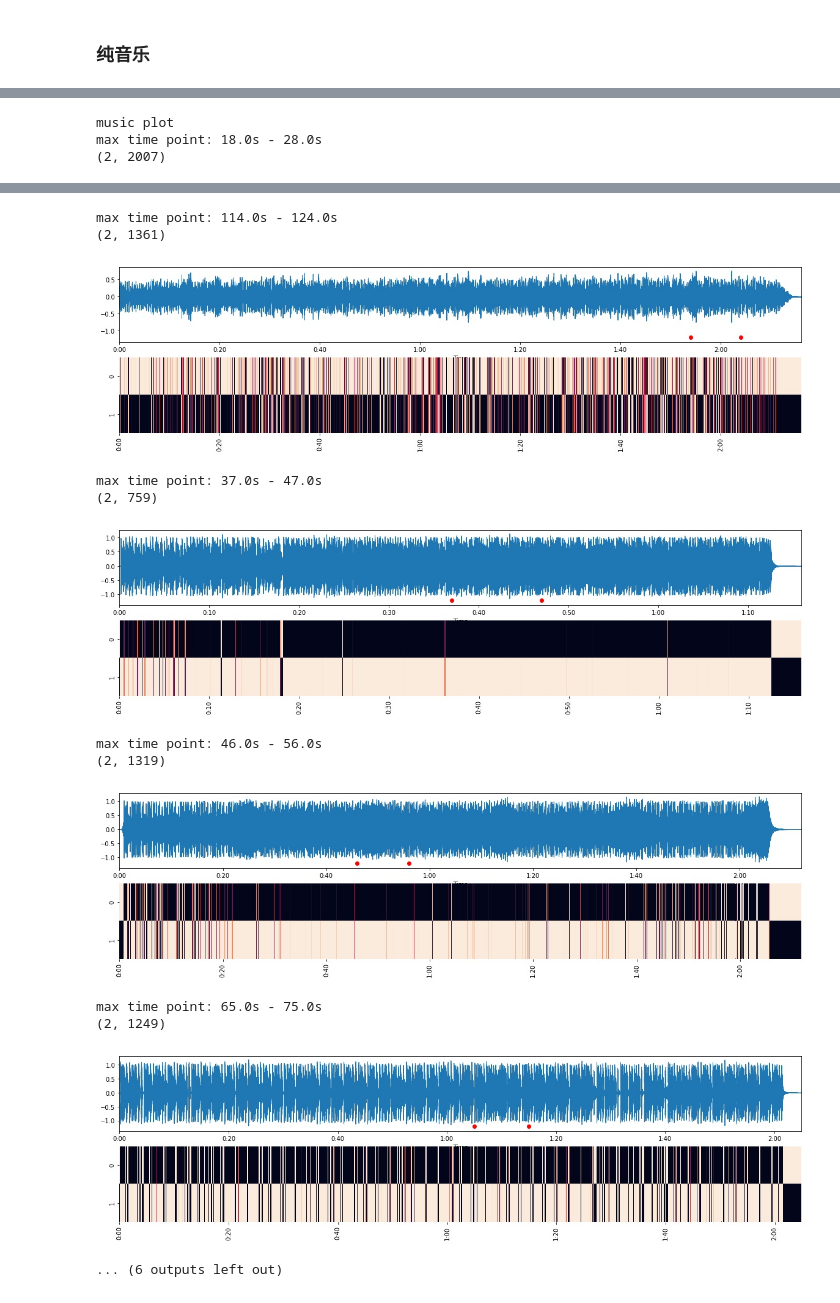
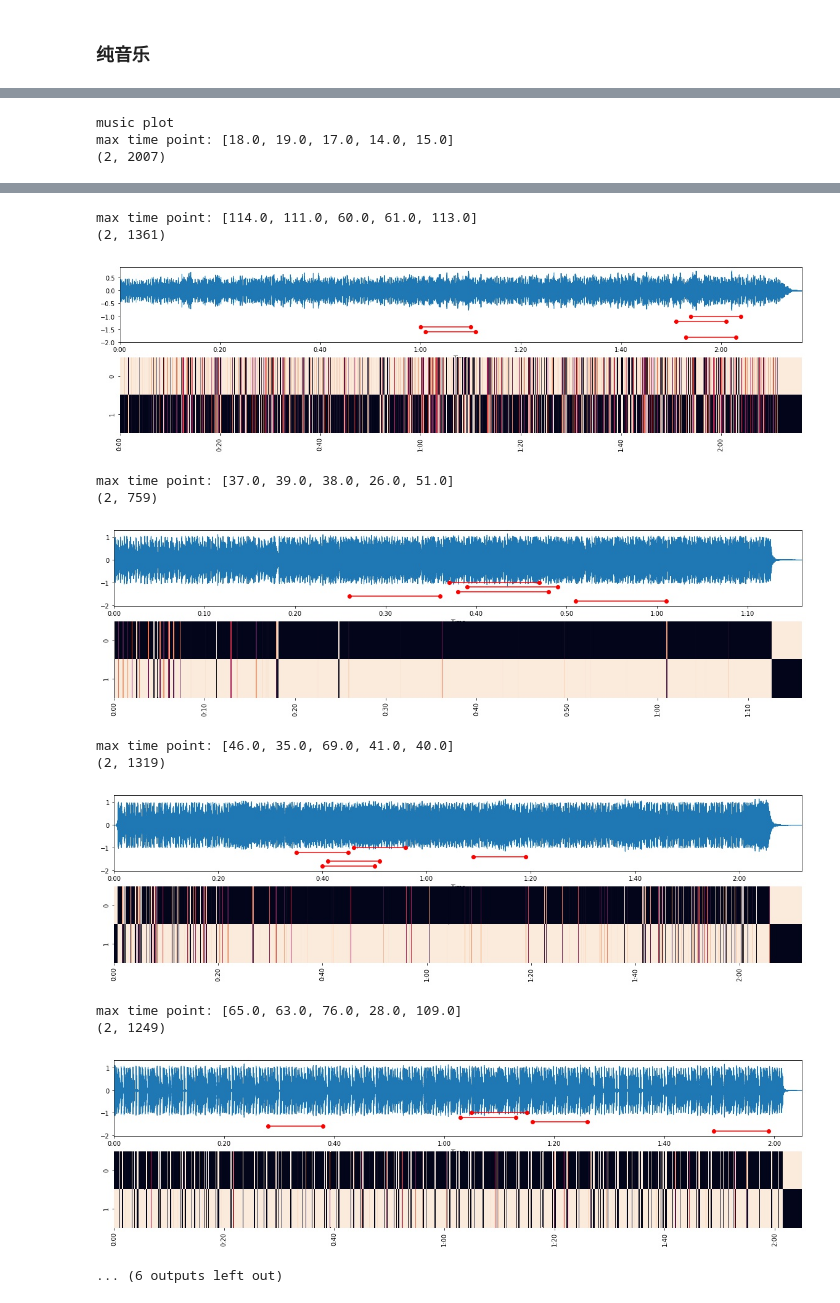
Before and after one commit to khalildogyy/music_structure, a Jupyter notebook: notebook/EG_on_music.ipynb, the cells around one changed output, grey strips where cells are left out. Cells and saved outputs as stored; diff of their text form; code cells hidden in the pictures.

```diff
--- a/notebook/EG_on_music.ipynb
+++ b/notebook/EG_on_music.ipynb
@@ -245,7 +245,7 @@ class Gene:
         plt.show()
 
     # 画出音乐与基因
-    def musicplot(self, index=1, timelength=10):
+    def musicplot(self, numofPoints, index=1, timelength=10):
         clu = joblib.load('./model/clu_{}.model'.format(self.type))
         files = os.listdir(self.path)
         for name in files:
@@ -268,15 +268,19 @@ class Gene:
             G = G[:, self.gene_index]
 
             # 获取时间点
-            timepoint = self.outputPoints(G, index=index, timelength=timelength)
-            print('max time point: {}s - {}s'.format(timepoint, timepoint+timelength))
+            timepoints = self.outputPoints(numofPoints, G, tempdata, sr, index=index, timelength=timelength)
+            print('max time point: {}'.format(timepoints))
 
             f, axes = plt.subplots(2, 1, figsize=(20, 5))
 
+            ys = -np.arange(1, 3, 1/numofPoints)
+
             # 画出mfcc曲线
             librosa.display.waveplot(tempdata, sr=sr, x_axis='time', ax=axes[0])
-            axes[0].scatter(timepoint, -1.2, c='r')
-            axes[0].scatter((timepoint+timelength), -1.2, c='r')
+            for i, p in enumerate(timepoints):
+                axes[0].scatter(p, ys[i], c='r')
+                axes[0].scatter((p+timelength), ys[i], c='r')
+                axes[0].plot([p, p+timelength], [ys[i], ys[i]], c='r')
 
             # 画出基因数据
             plotdata = np.transpose(G)
@@ -290,17 +294,33 @@ class Gene:
 
             plt.show()
 
-    def outputPoints(self, geneassign, index=1, timelength=10):
+    def outputPoints(self, numOfPoints, geneassign, origindata, sr=22050, index=1, timelength=10):
         start, end = 0, self.sl * timelength
-        res, maxp = 0, 0
+        res, maxp = [], []
         while end < geneassign.shape[0]:
             tmp = np.sum(geneassign[start: end, index])
-            if tmp > maxp:
-                maxp = tmp
-                res = start
+            tmo = abs(origindata[int(start/self.sl*sr): int(end/self.sl*sr)])
+            f = np.polyfit(range(len(tmo)), tmo, deg=2)    # 拟合二次曲线
+            if f[0] > 1:
+                start += self.sl
+                end += self.sl
+                continue
+
+            if len(maxp) < numOfPoints:
+                maxp.append(tmp)
+                res.append(start)
+            else:
+                if tmp > min(maxp):
+                    i = maxp.index(min(maxp))
+                    maxp[i] = tmp
+                    res[i] = start
             start += self.sl
             end += self.sl
-        return res / self.sl
+
+        # 根据p值排序
+        index = sorted(range(numOfPoints), key=lambda k: maxp[k], reverse=True)
+        res = [res[i] / self.sl for i in index]
+        return res
 # %%
 gene_pure_slow = Gene('../data/pure_music/快/', 'pure_quick', gene_num=2, sl=10)
 print('dataprocessing')
@@ -310,7 +330,7 @@ gene_pure_slow.traingene()
 print('plot genes')
 gene_pure_slow.geneplot()
 print('music plot')
-gene_pure_slow.musicplot(index=1, timelength=10)
+gene_pure_slow.musicplot(5, index=1, timelength=10)
 # %% [output]
 dataprocessing
 (11502, 4)
@@ -318,5 +338,5 @@ train genes
 plot genes
 [figure]
 music plot
-max time point: 18.0s - 28.0s
+max time point: [18.0, 19.0, 17.0, 14.0, 15.0]
 (2, 2007)
@@ -324,13 +344,13 @@ max time point: 18.0s - 28.0s
-max time point: 114.0s - 124.0s
+max time point: [114.0, 111.0, 60.0, 61.0, 113.0]
 (2, 1361)
-[figure, old version]
+[figure, new version]
-max time point: 37.0s - 47.0s
+max time point: [37.0, 39.0, 38.0, 26.0, 51.0]
 (2, 759)
-[figure, old version]
+[figure, new version]
-max time point: 46.0s - 56.0s
+max time point: [46.0, 35.0, 69.0, 41.0, 40.0]
 (2, 1319)
-[figure, old version]
+[figure, new version]
-max time point: 65.0s - 75.0s
+max time point: [65.0, 63.0, 76.0, 28.0, 109.0]
 (2, 1249)
-[figure, old version]
+[figure, new version]
 ... (6 outputs left out)
```
Also changed, not shown: parts of 1 cell of this notebook.
